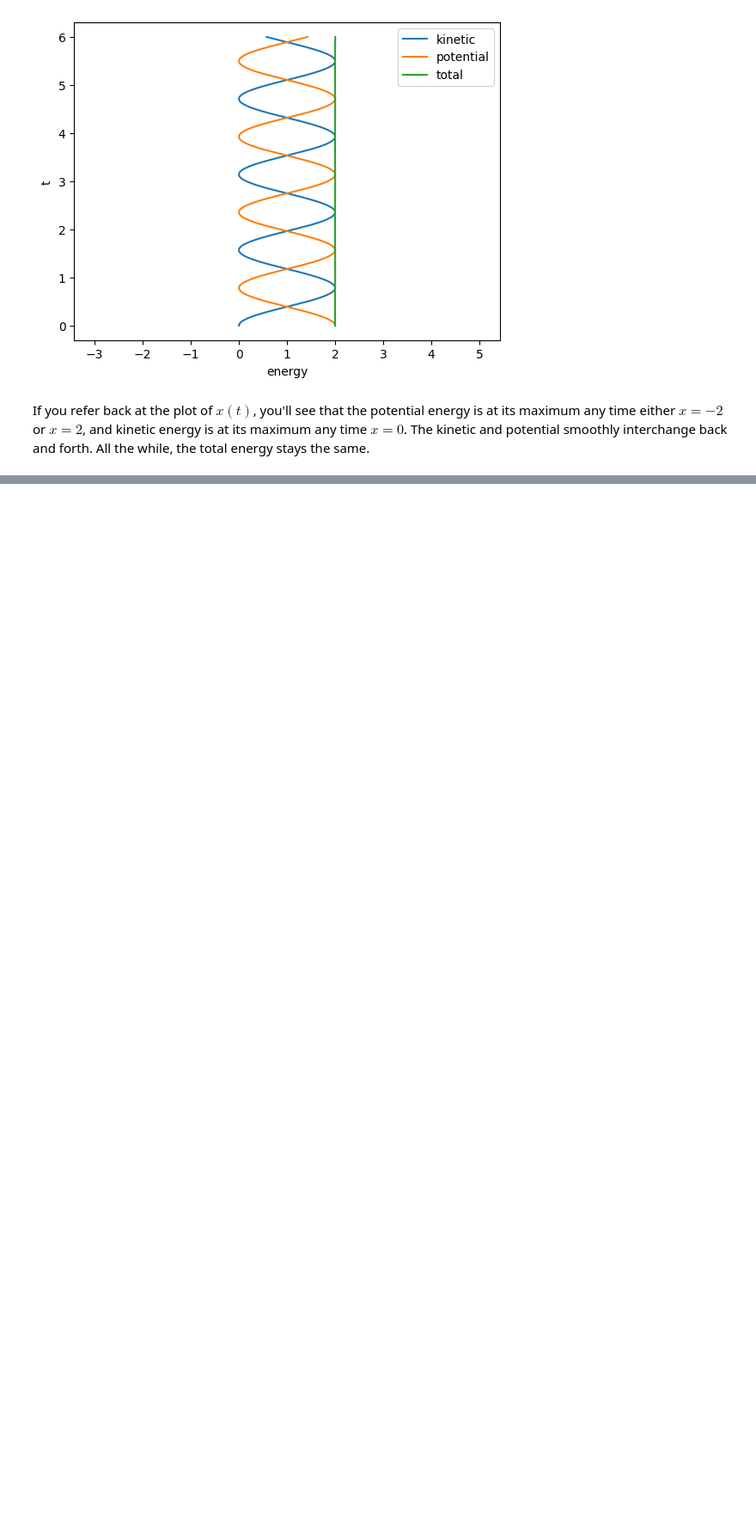
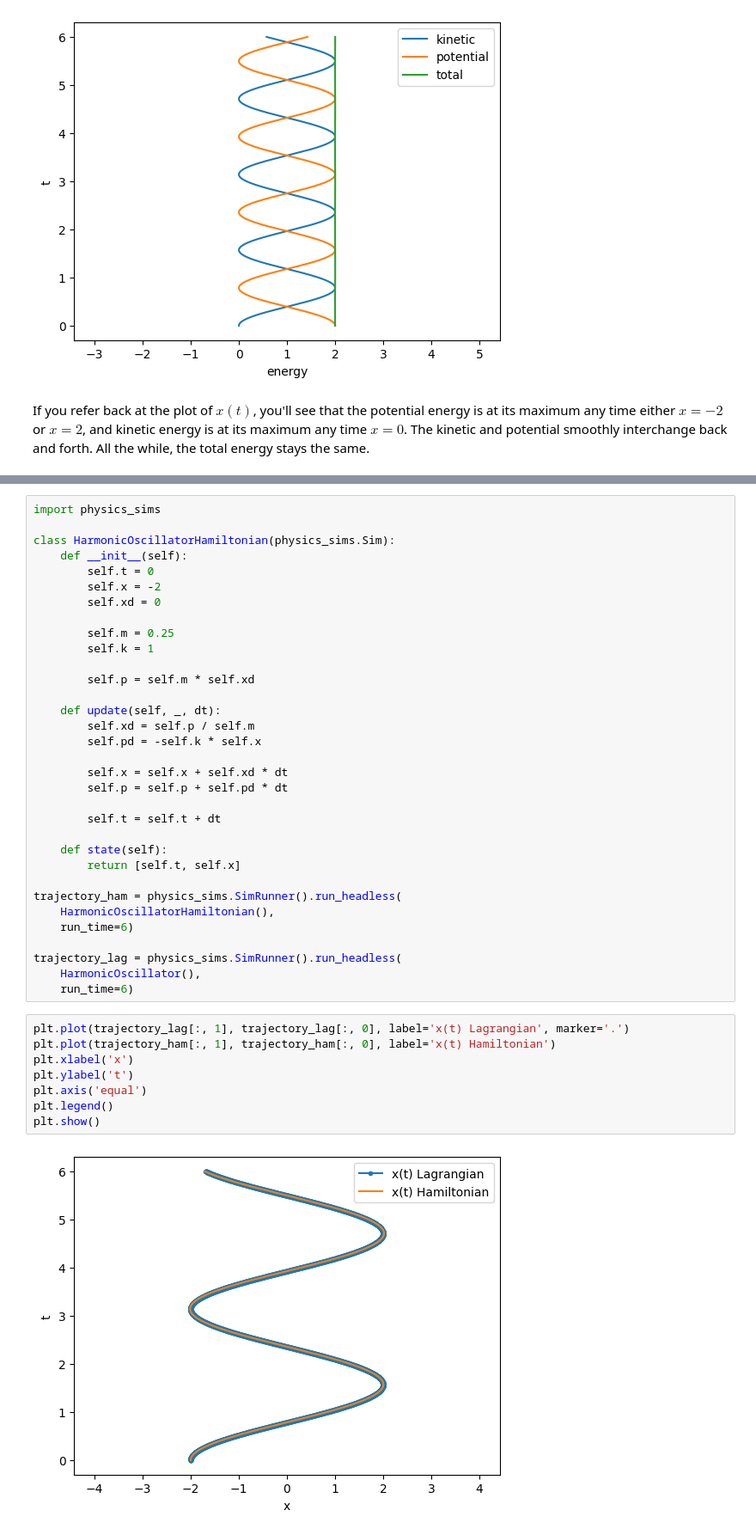
Before and after one commit to kurtamohler/physics-sims, a Jupyter notebook: notebooks/Lagrangian and Hamiltonian Mechanics.ipynb, the cells around one changed output, grey strips where cells are left out. Shown at 86% size. Saved outputs shown, nothing was run; the diff lists cells and outputs as text; blank space fills up the shorter version.

Commit message:
Add Hamiltonian mech section of notebook

```diff
--- a/notebooks/Lagrangian and Hamiltonian Mechanics.ipynb
+++ b/notebooks/Lagrangian and Hamiltonian Mechanics.ipynb
@@ -292,0 +390,43 @@ If you refer back at the plot of $x(t)$, you'll see that the potential energy is
+# %%
+import physics_sims
+
+class HarmonicOscillatorHamiltonian(physics_sims.Sim):
+    def __init__(self):
+        self.t = 0
+        self.x = -2
+        self.xd = 0
+
+        self.m = 0.25
+        self.k = 1
+
+        self.p = self.m * self.xd
+
+    def update(self, _, dt):
+        self.xd = self.p / self.m
+        self.pd = -self.k * self.x
+
+        self.x = self.x + self.xd * dt
+        self.p = self.p + self.pd * dt
+
+        self.t = self.t + dt
+
+    def state(self):
+        return [self.t, self.x]
+
+trajectory_ham = physics_sims.SimRunner().run_headless(
+    HarmonicOscillatorHamiltonian(),
+    run_time=6)
+
+trajectory_lag = physics_sims.SimRunner().run_headless(
+    HarmonicOscillator(),
+    run_time=6)
+# %%
+plt.plot(trajectory_lag[:, 1], trajectory_lag[:, 0], label='x(t) Lagrangian', marker='.')
+plt.plot(trajectory_ham[:, 1], trajectory_ham[:, 0], label='x(t) Hamiltonian')
+plt.xlabel('x')
+plt.ylabel('t')
+plt.axis('equal')
+plt.legend()
+plt.show()
+# %% [output]
+[figure, added]
```
Also changed, not shown: parts of 36 cells of this notebook.
